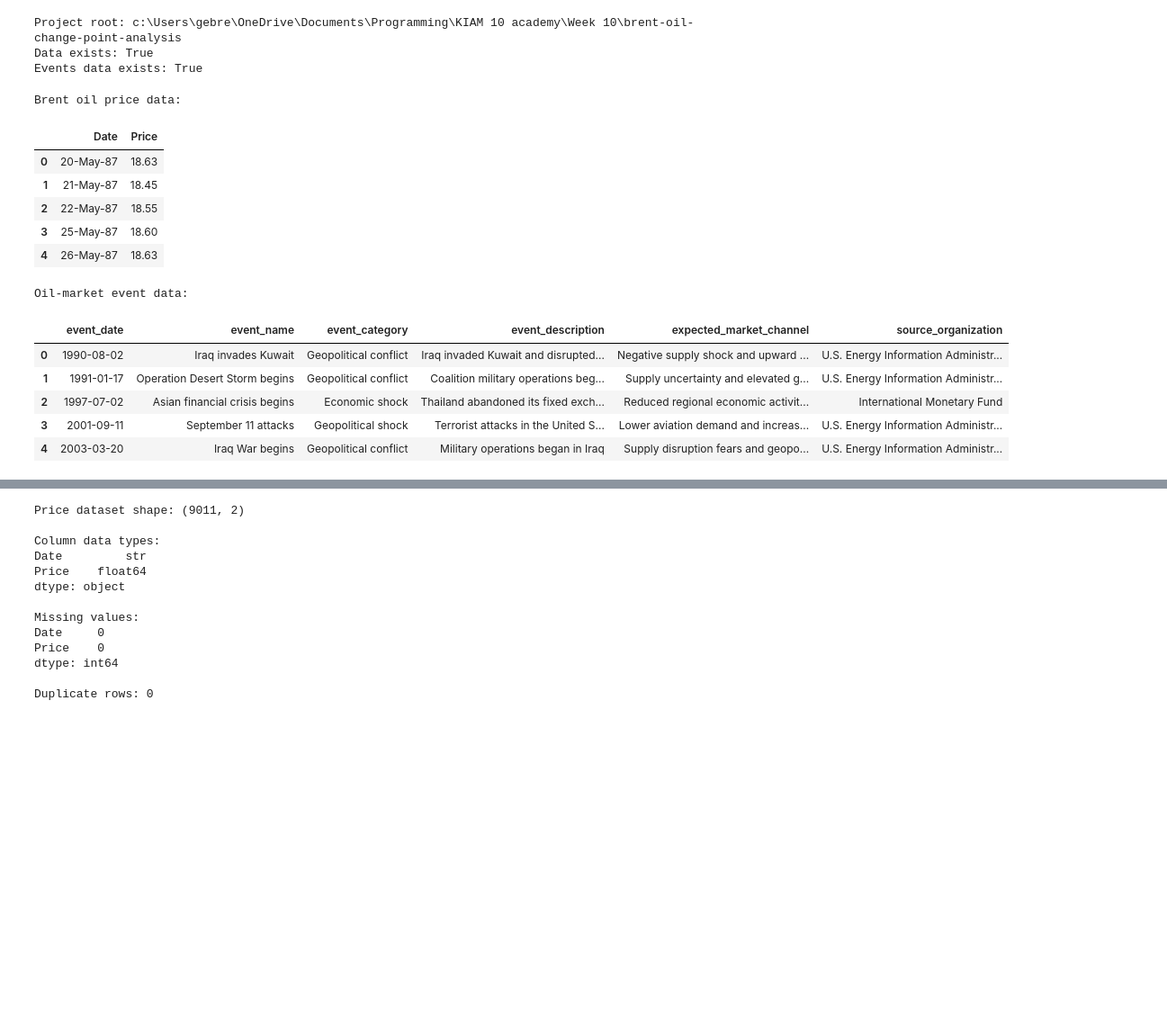
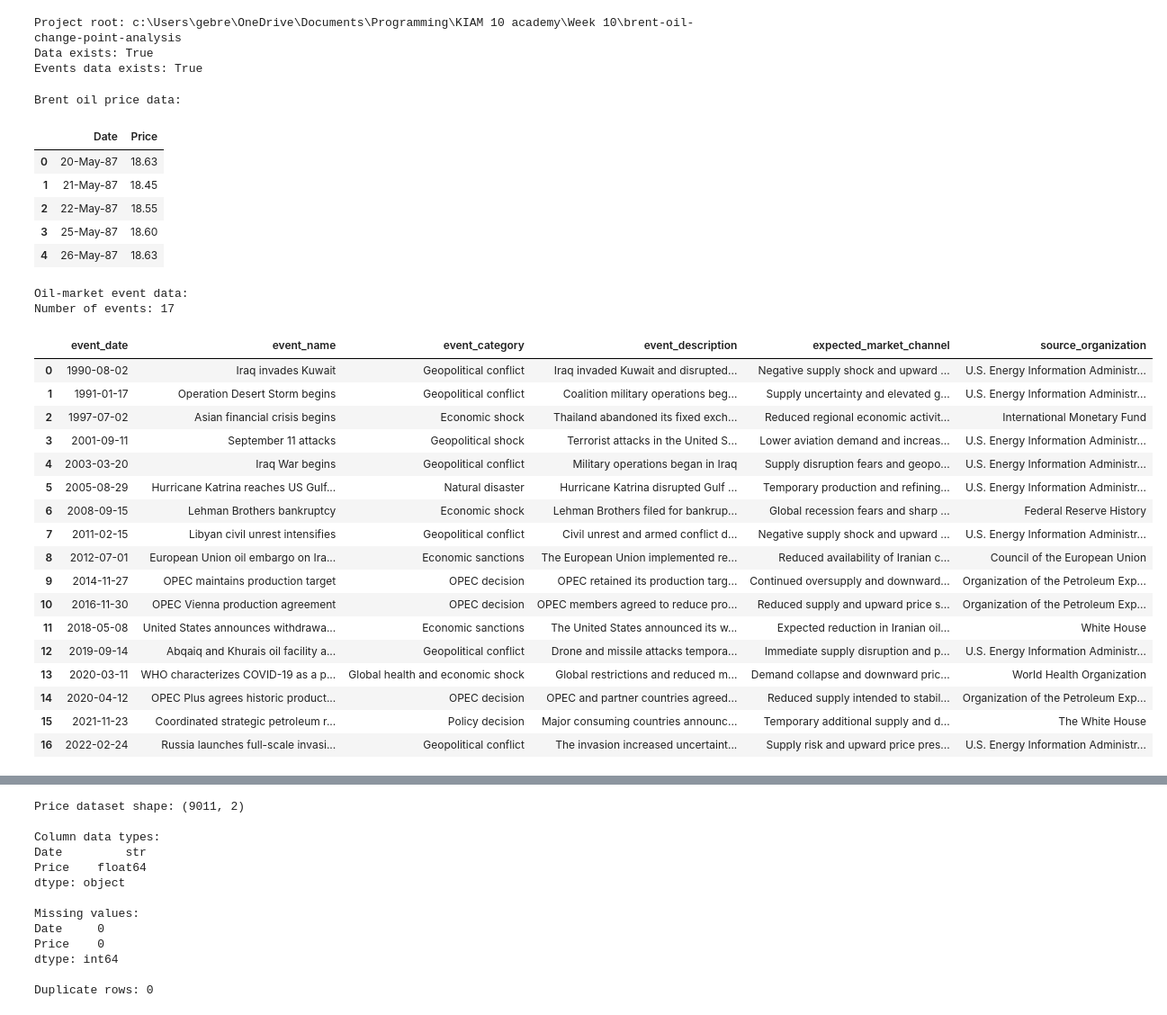
Before and after one commit to Bilen189/brent-oil-change-point-analysis, a Jupyter notebook: notebooks/task_1_foundation_and_eda.ipynb, the cells around one changed output, grey strips where cells are left out. Shown at 90% size. Drawn from its saved outputs; the diff is of its cells as text; code cells hidden in the pictures; blank space fills up the shorter version.

Commit message:
Improve Task 1 event dataset documentation and visibility

```diff
--- a/notebooks/task_1_foundation_and_eda.ipynb
+++ b/notebooks/task_1_foundation_and_eda.ipynb
@@ -39,24 +39,38 @@ Events data exists: True
 # %%
 prices = pd.read_csv(DATA_PATH)
 events = pd.read_csv(EVENTS_PATH)
 
 print("Brent oil price data:")
 display(prices.head())
 
 print("\nOil-market event data:")
-display(events.head())
+print(f"Number of events: {len(events)}")
+display(events)
 # %% [output]
 Brent oil price data:
 |  | Date | Price |
 | 0 | 20-May-87 | 18.63 |
 | 1 | 21-May-87 | 18.45 |
 | 2 | 22-May-87 | 18.55 |
 | 3 | 25-May-87 | 18.60 |
 | 4 | 26-May-87 | 18.63 |
 Oil-market event data:
+Number of events: 17
 |  | event_date | event_name | event_category | event_description | expected_market_channel | source_organization |
 | 0 | 1990-08-02 | Iraq invades Kuwait | Geopolitical conflict | Iraq invaded Kuwait and disrupted... | Negative supply shock and upward ... | U.S. Energy Information Administr... |
 | 1 | 1991-01-17 | Operation Desert Storm begins | Geopolitical conflict | Coalition military operations beg... | Supply uncertainty and elevated g... | U.S. Energy Information Administr... |
 | 2 | 1997-07-02 | Asian financial crisis begins | Economic shock | Thailand abandoned its fixed exch... | Reduced regional economic activit... | International Monetary Fund |
 | 3 | 2001-09-11 | September 11 attacks | Geopolitical shock | Terrorist attacks in the United S... | Lower aviation demand and increas... | U.S. Energy Information Administr... |
 | 4 | 2003-03-20 | Iraq War begins | Geopolitical conflict | Military operations began in Iraq | Supply disruption fears and geopo... | U.S. Energy Information Administr... |
+| 5 | 2005-08-29 | Hurricane Katrina reaches US Gulf... | Natural disaster | Hurricane Katrina disrupted Gulf ... | Temporary production and refining... | U.S. Energy Information Administr... |
+| 6 | 2008-09-15 | Lehman Brothers bankruptcy | Economic shock | Lehman Brothers filed for bankrup... | Global recession fears and sharp ... | Federal Reserve History |
+| 7 | 2011-02-15 | Libyan civil unrest intensifies | Geopolitical conflict | Civil unrest and armed conflict d... | Negative supply shock and upward ... | U.S. Energy Information Administr... |
+| 8 | 2012-07-01 | European Union oil embargo on Ira... | Economic sanctions | The European Union implemented re... | Reduced availability of Iranian c... | Council of the European Union |
+| 9 | 2014-11-27 | OPEC maintains production target | OPEC decision | OPEC retained its production targ... | Continued oversupply and downward... | Organization of the Petroleum Exp... |
+| 10 | 2016-11-30 | OPEC Vienna production agreement | OPEC decision | OPEC members agreed to reduce pro... | Reduced supply and upward price s... | Organization of the Petroleum Exp... |
+| 11 | 2018-05-08 | United States announces withdrawa... | Economic sanctions | The United States announced its w... | Expected reduction in Iranian oil... | White House |
+| 12 | 2019-09-14 | Abqaiq and Khurais oil facility a... | Geopolitical conflict | Drone and missile attacks tempora... | Immediate supply disruption and p... | U.S. Energy Information Administr... |
+| 13 | 2020-03-11 | WHO characterizes COVID-19 as a p... | Global health and economic shock | Global restrictions and reduced m... | Demand collapse and downward pric... | World Health Organization |
+| 14 | 2020-04-12 | OPEC Plus agrees historic product... | OPEC decision | OPEC and partner countries agreed... | Reduced supply intended to stabil... | Organization of the Petroleum Exp... |
+| 15 | 2021-11-23 | Coordinated strategic petroleum r... | Policy decision | Major consuming countries announc... | Temporary additional supply and d... | The White House |
+| 16 | 2022-02-24 | Russia launches full-scale invasi... | Geopolitical conflict | The invasion increased uncertaint... | Supply risk and upward price pres... | U.S. Energy Information Administr... |
```
Also changed, not shown: parts of 1 cell of this notebook, 1 other file.
